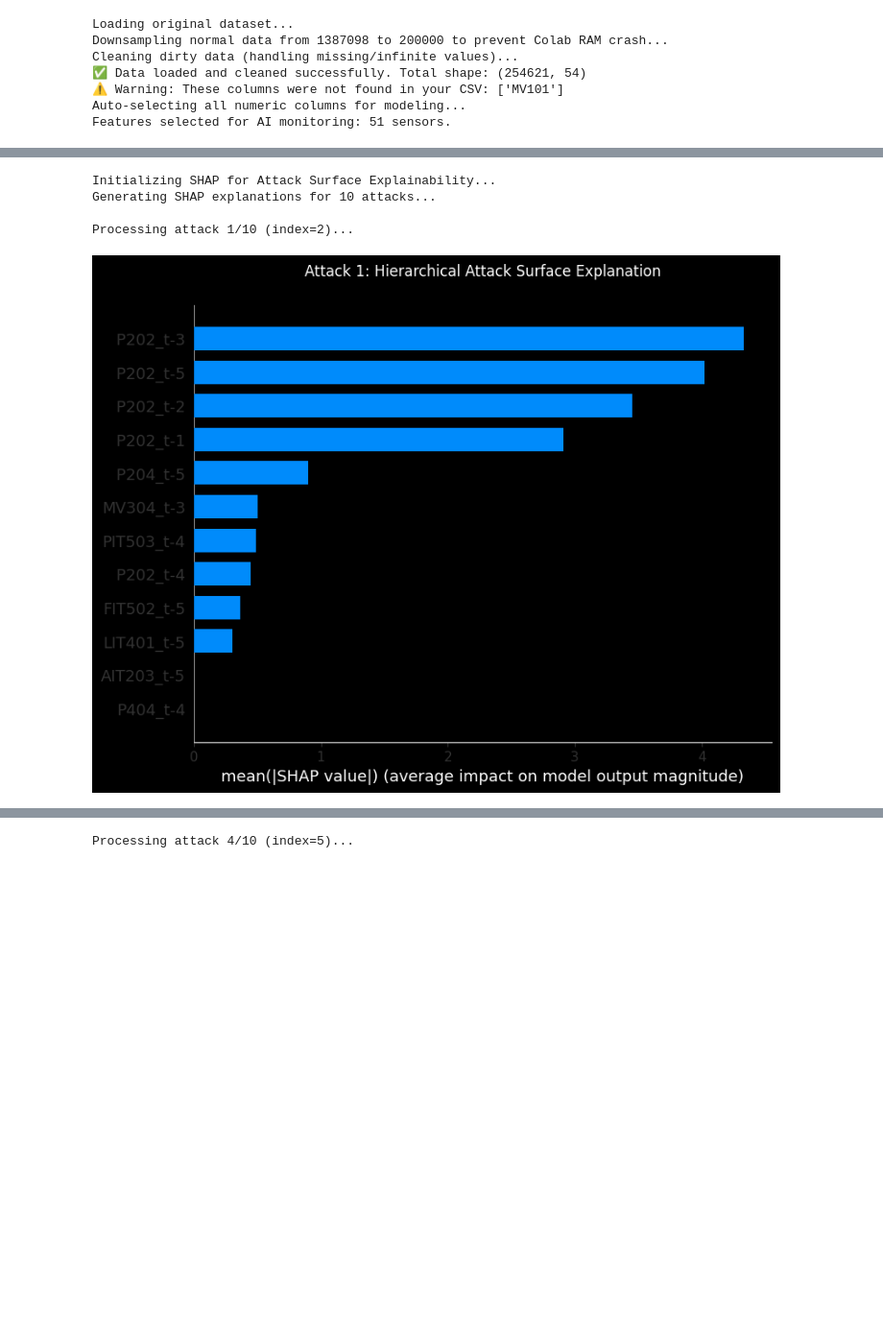
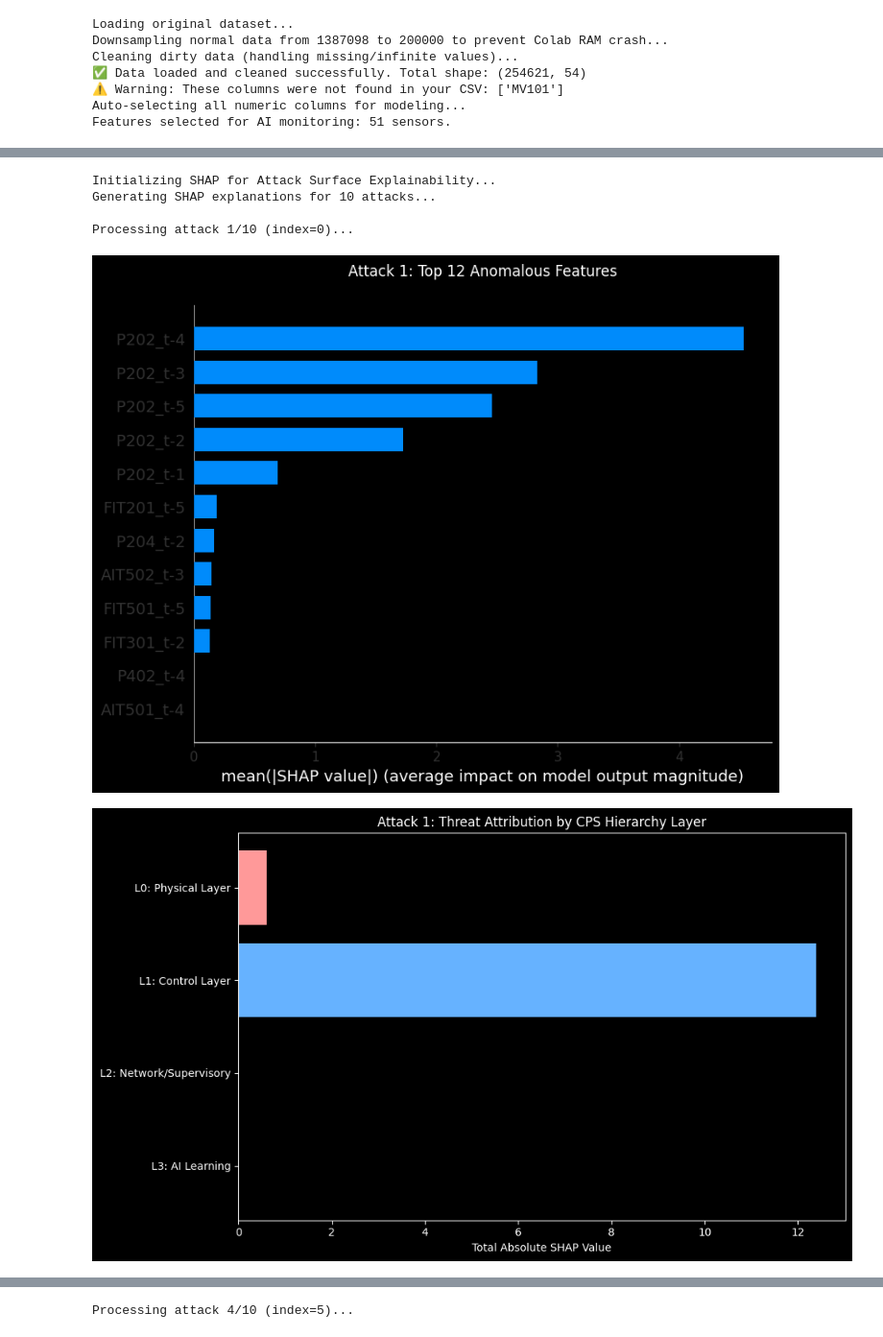
Before and after one commit to dp177/ctmas, a Jupyter notebook: cf.ipynb, the cells around one changed output, grey strips where cells are left out. Shown at 96% size. Cells and saved outputs as stored; diff of their text form; code cells hidden in the pictures; blank space fills up the shorter version.

```diff
--- a/cf.ipynb
+++ b/cf.ipynb
@@ -591,4 +594,45 @@ STARTING EXTENDED CO-EVOLUTIONARY ARMS RACE (9 ROUNDS)
 # %%
+HIERARCHY_MAP = {
+    "Level_0_Physical": {
+        "name": "L0: Physical Layer",
+        "description": "Local sensors and physical indicators",
+        "features": [
+            "FIT101", "LIT101", "AIT201", "AIT202", "AIT203", "FIT201",
+            "DPIT301", "FIT301", "AIT401", "AIT402", "AIT501", "AIT502",
+            "AIT503", "AIT504", "FIT501", "FIT502", "FIT503", "FIT504",
+            "PIT501", "PIT502", "PIT503", "FIT601"
+        ]
+    },
+    "Level_1_Control": {
+        "name": "L1: Control Layer",
+        "description": "Local actuators and PLC execution logic",
+        "features": [
+            "MV101", "P101", "P102", "MV201", "P201", "P202", "P203", "P204",
+            "P205", "P206", "MV301", "MV302", "MV303", "MV304", "P301", "P302",
+            "P401", "P402", "P403", "P404", "UV401", "P501", "P502", "P601", "P602", "P603"
+        ]
+    },
+    "Level_2_Network": {
+        "name": "L2: Network/Supervisory",
+        "description": "Inter-PLC synchronization and data exchange",
+        "features": ["LIT301", "LIT401", "FIT401", "Timestamp"]
+    },
+    "Level_3_Learning": {
+        "name": "L3: AI Learning",
+        "description": "Digital Twin monitoring and SHAP attribution",
+        "features": ["MAE", "SHAP_Values"]
+    }
+}
+
+def attribute_threat(feature_name: str):
+    if feature_name is None:
+        return "Unknown", "No feature provided"
+    key = feature_name.strip()
+    for layer_id, info in HIERARCHY_MAP.items():
+        if key in info["features"]:
+            return layer_id, info["description"]
+    return "Unknown", "Feature not found in hierarchy"
+
 print("Initializing SHAP for Attack Surface Explainability...")
 
 def lstm_wrapper(x_2d):
@@ -610,37 +654,66 @@ seq_feature_names = [
 print("Generating SHAP explanations for 10 attacks...\n")
 
 # Limit to 10 attacks (or fewer if not enough exist)
-num_attacks = min(10, len(attack_indices))
+num_attacks = min(3, len(attack_indices))
 
 for i in range(num_attacks):
     idx = attack_indices[i]
     attack_sample = X_test_seq[idx:idx+1].reshape(1, -1)
 
     print(f"Processing attack {i+1}/{num_attacks} (index={idx})...")
 
     shap_values = explainer.shap_values(attack_sample)
 
-    # Plot
+    # Plot 1: Overall Feature Importance
     plt.figure(figsize=(12, 8))
     shap.summary_plot(
         shap_values,
         attack_sample,
         feature_names=seq_feature_names,
         plot_type="bar",
         max_display=12,
         show=False
     )
     plt.title(
-        f"Attack {i+1}: Hierarchical Attack Surface Explanation",
+        f"Attack {i+1}: Top 12 Anomalous Features",
         y=1.05
     )
     plt.tight_layout()
     plt.show()
 
+    # Plot 2: Level-wise Attribution
+    layer_shap_sums = {}
+    for layer_id in HIERARCHY_MAP.keys():
+        layer_shap_sums[HIERARCHY_MAP[layer_id]["name"]] = 0.0
+
+    for j, feat_name_time in enumerate(seq_feature_names):
+        base_feat = feat_name_time.split("_t-")[0]
+        layer_id, desc = attribute_threat(base_feat)
+        if layer_id in HIERARCHY_MAP:
+            layer_name = HIERARCHY_MAP[layer_id]["name"]
+        else:
+            layer_name = "Unknown"
+            if layer_name not in layer_shap_sums:
+                layer_shap_sums[layer_name] = 0.0
+
+        layer_shap_sums[layer_name] += np.abs(shap_values[0][j])
+
+    layers = list(layer_shap_sums.keys())
+    sums = [layer_shap_sums[k] for k in layers]
+
+    plt.figure(figsize=(10, 6))
+    bars = plt.barh(layers, sums, color=['#FF9999', '#66B2FF', '#99FF99', '#FFCC99', '#D3D3D3'])
+    plt.xlabel("Total Absolute SHAP Value")
+    plt.title(f"Attack {i+1}: Threat Attribution by CPS Hierarchy Layer")
+    plt.gca().invert_yaxis()  # Highest layer at the top
+    plt.tight_layout()
+    plt.show()
+
 print("\n=== ALL ATTACK EXPLANATIONS COMPLETE ===")
 # %% [output]
 Initializing SHAP for Attack Surface Explainability...
 Generating SHAP explanations for 10 attacks...
 
-Processing attack 1/10 (index=2)...
+Processing attack 1/10 (index=0)...
-[figure, old version]
+[figure, new version]
+[figure, new version]
```
Also changed, not shown: parts of 11 cells of this notebook.
